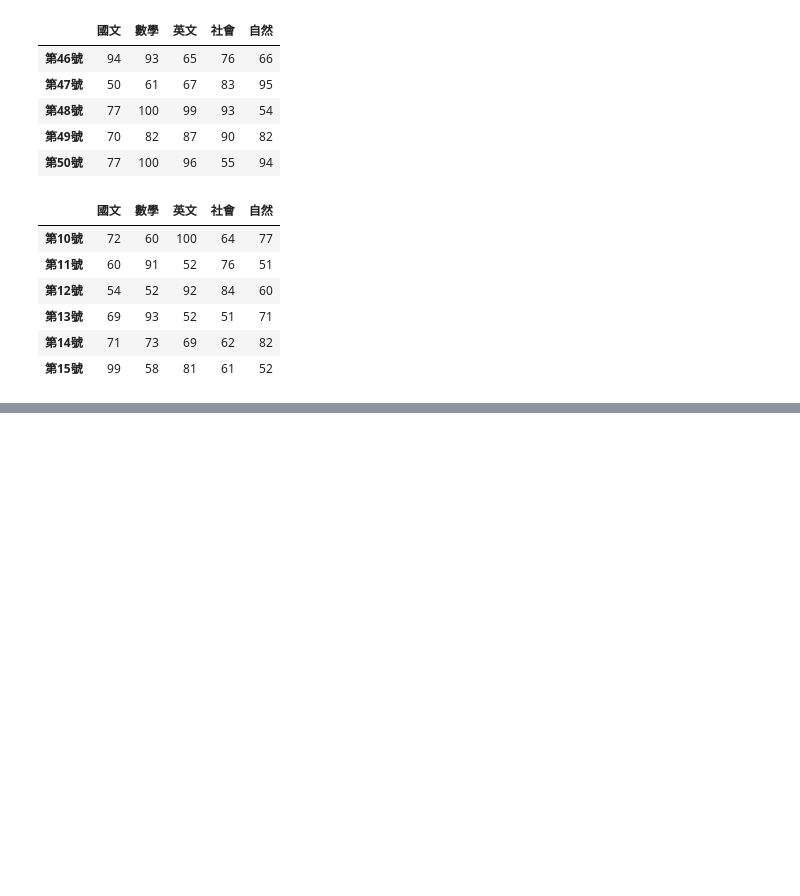
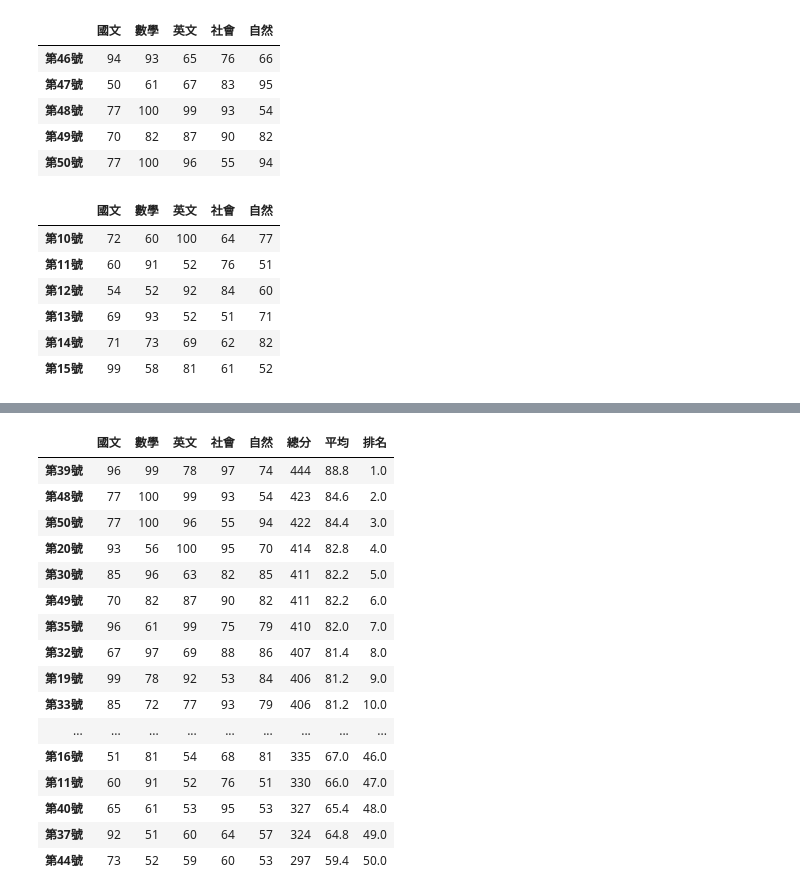
Before and after one commit to angela910423/_TEST_, a Jupyter notebook: lesson10.ipynb, the cells around one changed output, grey strips where cells are left out. Saved outputs shown, nothing was run; the diff lists cells and outputs as text; code cells hidden in the pictures; blank space fills up the shorter version.

```diff
--- a/lesson10.ipynb
+++ b/lesson10.ipynb
@@ -181,0 +222,5 @@ df1.loc['第10號':'第15號']
+# %%
+student_sum=df1.sum(axis=1)
+student_mean=df1.mean(axis=1)
+df1['總分']=student_sum
+df1['平均']=student_mean
@@ -181,0 +267,4 @@ df1.loc['第10號':'第15號']
+# %%
+df2=df1.sort_values(by='總分',ascending=False)
+df2.iloc[-5:] #後五名
+df2.iloc[:5] #前五名
@@ -181,0 +278,21 @@ df1.loc['第10號':'第15號']
+# %%
+df2['排名']=df1['總分'].rank(method='first',ascending=False)
+df2
+# %% [output]
+|  | 國文 | 數學 | 英文 | 社會 | 自然 | 總分 | 平均 | 排名 |
+| 第39號 | 96 | 99 | 78 | 97 | 74 | 444 | 88.8 | 1.0 |
+| 第48號 | 77 | 100 | 99 | 93 | 54 | 423 | 84.6 | 2.0 |
+| 第50號 | 77 | 100 | 96 | 55 | 94 | 422 | 84.4 | 3.0 |
+| 第20號 | 93 | 56 | 100 | 95 | 70 | 414 | 82.8 | 4.0 |
+| 第30號 | 85 | 96 | 63 | 82 | 85 | 411 | 82.2 | 5.0 |
+| 第49號 | 70 | 82 | 87 | 90 | 82 | 411 | 82.2 | 6.0 |
+| 第35號 | 96 | 61 | 99 | 75 | 79 | 410 | 82.0 | 7.0 |
+| 第32號 | 67 | 97 | 69 | 88 | 86 | 407 | 81.4 | 8.0 |
+| 第19號 | 99 | 78 | 92 | 53 | 84 | 406 | 81.2 | 9.0 |
+| 第33號 | 85 | 72 | 77 | 93 | 79 | 406 | 81.2 | 10.0 |
+| ... | ... | ... | ... | ... | ... | ... | ... | ... |
+| 第16號 | 51 | 81 | 54 | 68 | 81 | 335 | 67.0 | 46.0 |
+| 第11號 | 60 | 91 | 52 | 76 | 51 | 330 | 66.0 | 47.0 |
+| 第40號 | 65 | 61 | 53 | 95 | 53 | 327 | 65.4 | 48.0 |
+| 第37號 | 92 | 51 | 60 | 64 | 57 | 324 | 64.8 | 49.0 |
+| 第44號 | 73 | 52 | 59 | 60 | 53 | 297 | 59.4 | 50.0 |
```
Also changed, not shown: parts of 5 cells of this notebook.
